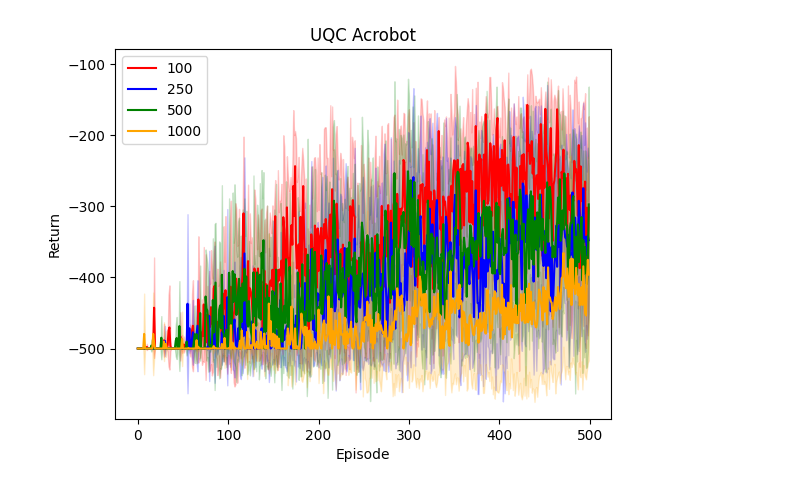
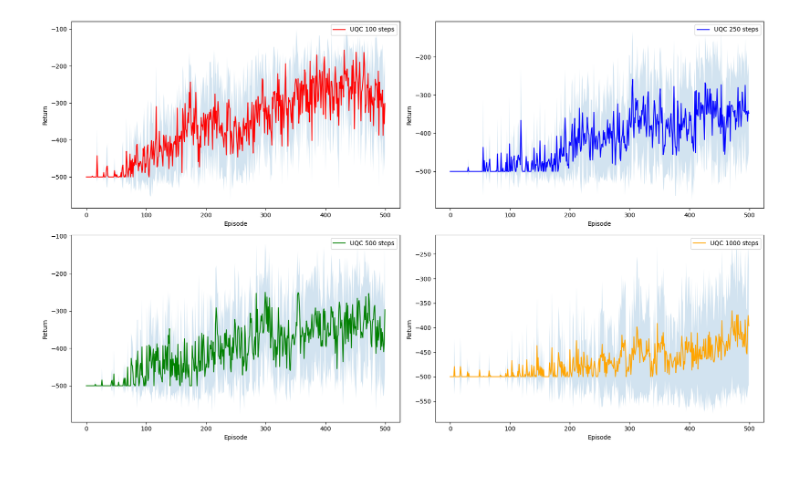
Before and after one commit to RodrigoCoelho7/VQC_Qlearning, a Jupyter notebook: data_analysis/acrobot_testing.ipynb, the cells around one changed output. Saved outputs shown, nothing was run; the diff lists cells and outputs as text; code cells hidden in the pictures.

Commit message:
verified some things on the acrobot environment

```diff
--- a/data_analysis/acrobot_testing.ipynb
+++ b/data_analysis/acrobot_testing.ipynb
@@ -29,18 +29,32 @@ uqc_250_std = np.std(uqc_250_return, axis=0)
 uqc_500_std = np.std(uqc_500_return, axis=0)
 uqc_1000_std = np.std(uqc_1000_return, axis=0)
 # %%
-plt.plot(uqc_100_mean,color = "red", label="100")
-plt.fill_between(range(len(uqc_100_mean)), uqc_100_mean-uqc_100_std, uqc_100_mean+uqc_100_std, alpha=0.2, color="red")
-plt.plot(uqc_250_mean,color = "blue", label="250")
-plt.fill_between(range(len(uqc_250_mean)), uqc_250_mean-uqc_250_std, uqc_250_mean+uqc_250_std, alpha=0.2, color="blue")
-plt.plot(uqc_500_mean,color = "green", label="500")
-plt.fill_between(range(len(uqc_500_mean)), uqc_500_mean-uqc_500_std, uqc_500_mean+uqc_500_std, alpha=0.2, color="green")
-plt.plot(uqc_1000_mean,color = "orange", label="1000")
-plt.fill_between(range(len(uqc_1000_mean)), uqc_1000_mean-uqc_1000_std, uqc_1000_mean+uqc_1000_std, alpha=0.2, color="orange")
-plt.legend()
-plt.xlabel("Episode")
-plt.ylabel("Return")
-plt.title("UQC Acrobot")
+fig, axs = plt.subplots(2, 2, figsize=(17, 10), tight_layout = True)
+
+axs[0,0].plot(uqc_100_mean, color = "red", label="UQC 100 steps")
+axs[0,0].fill_between(np.arange(len(uqc_100_mean)), uqc_100_mean - uqc_100_std, uqc_100_mean + uqc_100_std, alpha=0.2)
+axs[0,0].set_xlabel("Episode")
+axs[0,0].set_ylabel("Return")
+axs[0,0].legend()
+
+axs[0,1].plot(uqc_250_mean,color = "blue", label="UQC 250 steps")
+axs[0,1].fill_between(np.arange(len(uqc_250_mean)), uqc_250_mean - uqc_250_std, uqc_250_mean + uqc_250_std, alpha=0.2)
+axs[0,1].set_xlabel("Episode")
+axs[0,1].set_ylabel("Return")
+axs[0,1].legend()
+
+axs[1,0].plot(uqc_500_mean,color = "green", label="UQC 500 steps")
+axs[1,0].fill_between(np.arange(len(uqc_500_mean)), uqc_500_mean - uqc_500_std, uqc_500_mean + uqc_500_std, alpha=0.2)
+axs[1,0].set_xlabel("Episode")
+axs[1,0].set_ylabel("Return")
+axs[1,0].legend()
+
+axs[1,1].plot(uqc_1000_mean,color = "orange", label="UQC 1000 steps")
+axs[1,1].fill_between(np.arange(len(uqc_1000_mean)), uqc_1000_mean - uqc_1000_std, uqc_1000_mean + uqc_1000_std, alpha=0.2)
+axs[1,1].set_xlabel("Episode")
+axs[1,1].set_ylabel("Return")
+axs[1,1].legend()
+
 plt.show()
 # %% [output]
-[figure, old version]
+[figure, new version]
```
Also changed, not shown: parts of 4 cells of this notebook.
